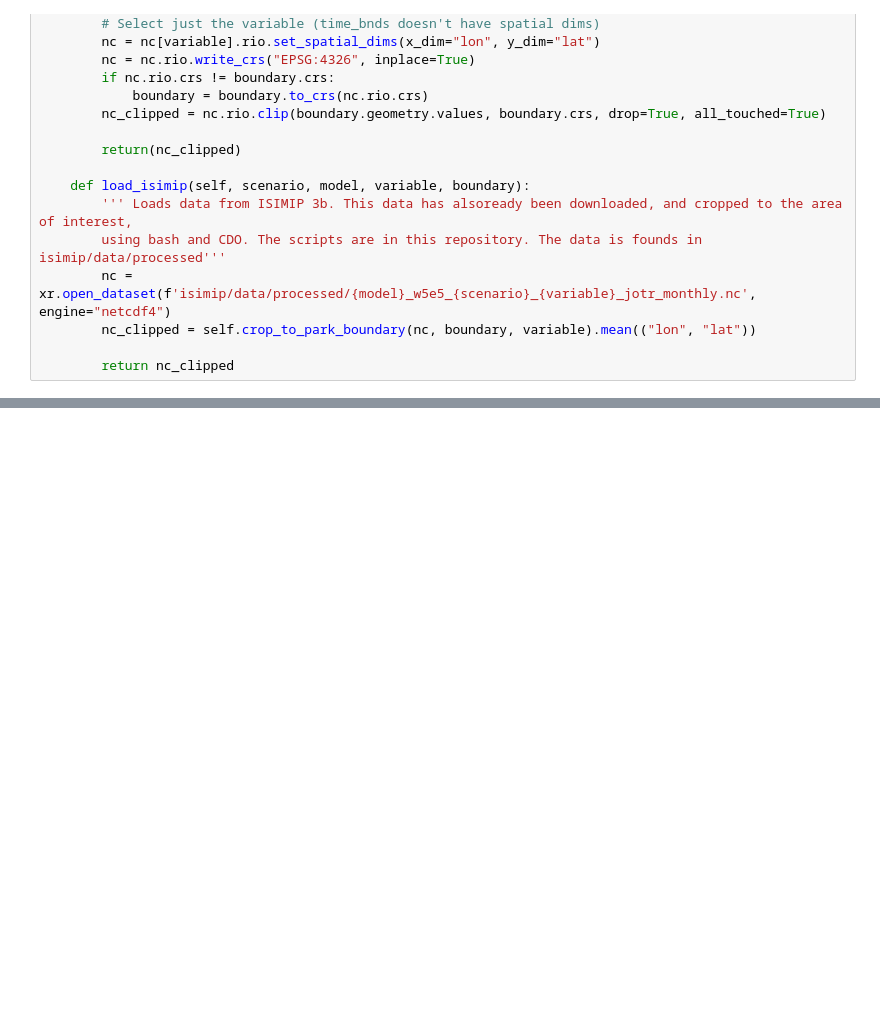
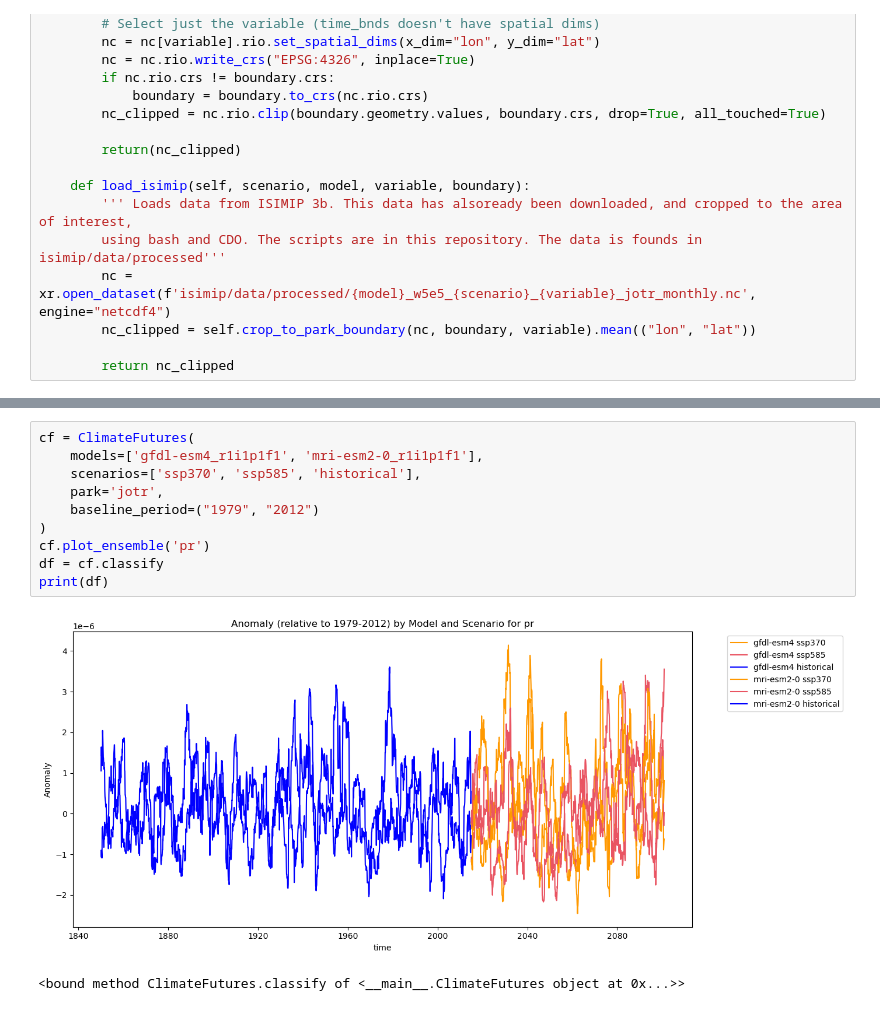
Before and after one commit to SchmidtDSE/climate_futures, a Jupyter notebook: climate_futures_class.ipynb, the cells around one changed output, grey strips where cells are left out. Saved outputs shown, nothing was run; the diff lists cells and outputs as text; blank space fills up the shorter version.

Commit message:
created first ensemble functions, including classifications

```diff
--- a/climate_futures_class.ipynb
+++ b/climate_futures_class.ipynb
@@ -52,0 +116,13 @@ class ClimateFutures:
+# %%
+cf = ClimateFutures(
+    models=['gfdl-esm4_r1i1p1f1', 'mri-esm2-0_r1i1p1f1'],
+    scenarios=['ssp370', 'ssp585', 'historical'],
+    park='jotr',
+    baseline_period=("1979", "2012")
+)
+cf.plot_ensemble('pr')
+df = cf.classify
+print(df)
+# %% [output]
+[figure, added]
+<bound method ClimateFutures.classify of <__main__.ClimateFutures object at 0x...>>
```
Also changed, not shown: parts of 1 cell of this notebook, 16 other files.
